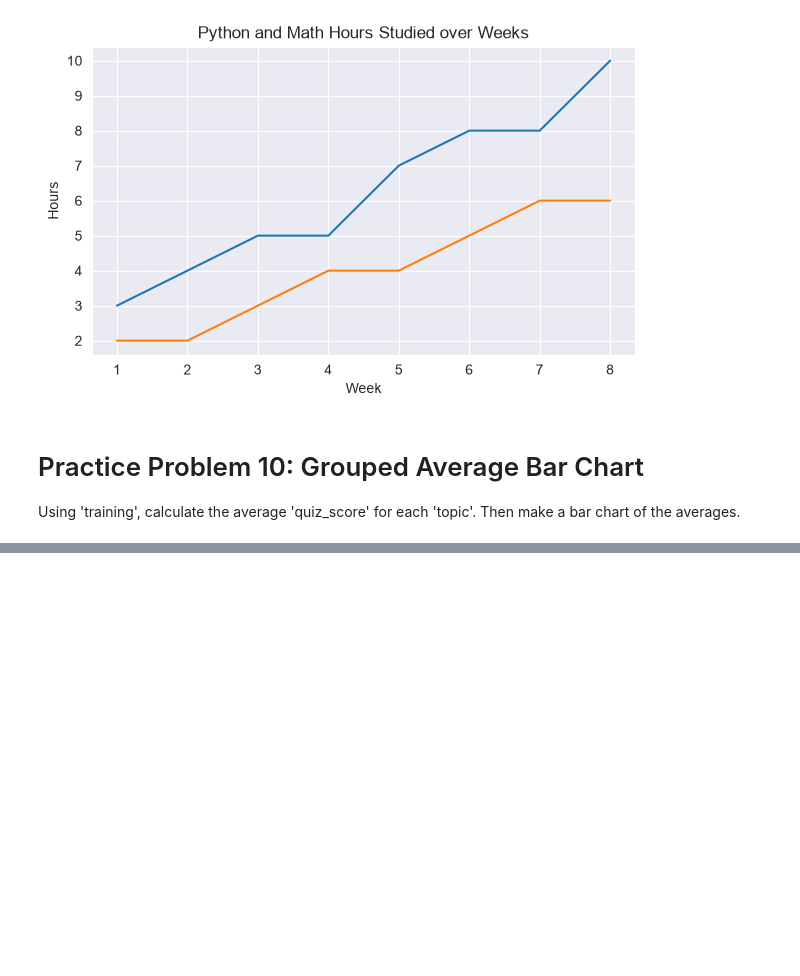
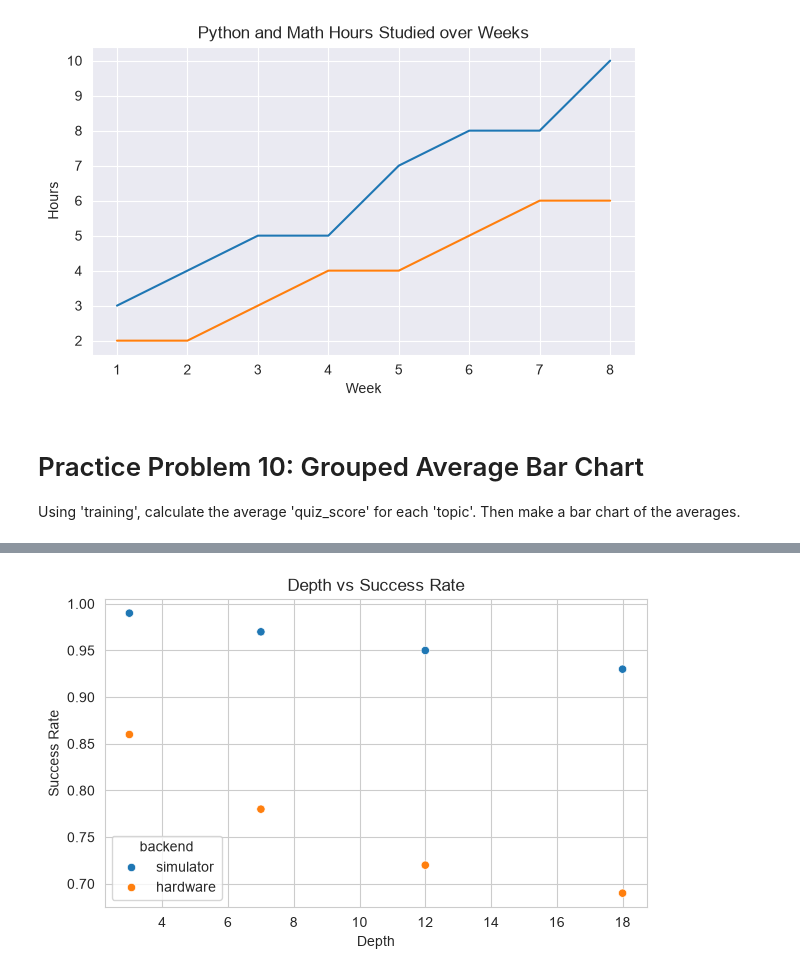
Before and after one commit to Chaunnnn/Quantum-Computing-HPC-Learning, a Jupyter notebook: Learning Logs/Stage 0 Python Notebook.ipynb, the cells around one changed output, grey strips where cells are left out. Cells and saved outputs as stored; diff of their text form; code cells hidden in the pictures; blank space fills up the shorter version.

```diff
--- a/Learning Logs/Stage 0 Python Notebook.ipynb
+++ b/Learning Logs/Stage 0 Python Notebook.ipynb
@@ -227,0 +269,16 @@ Using 'training', calculate the average 'quiz_score' for each 'topic'. Then make
+# %%
+fig, ax = plt.subplots(figsize=(7,4))
+
+sns.scatterplot(
+    data=quantum_results,
+    x='depth',
+    y='success_rate',
+    hue='backend',
+    ax=ax
+)
+
+sns.set_style('whitegrid')
+ax.set(title='Depth vs Success Rate', xlabel='Depth', ylabel='Success Rate')
+plt.show()
+# %% [output]
+[figure, added]
```
Also changed, not shown: parts of 8 cells of this notebook.
